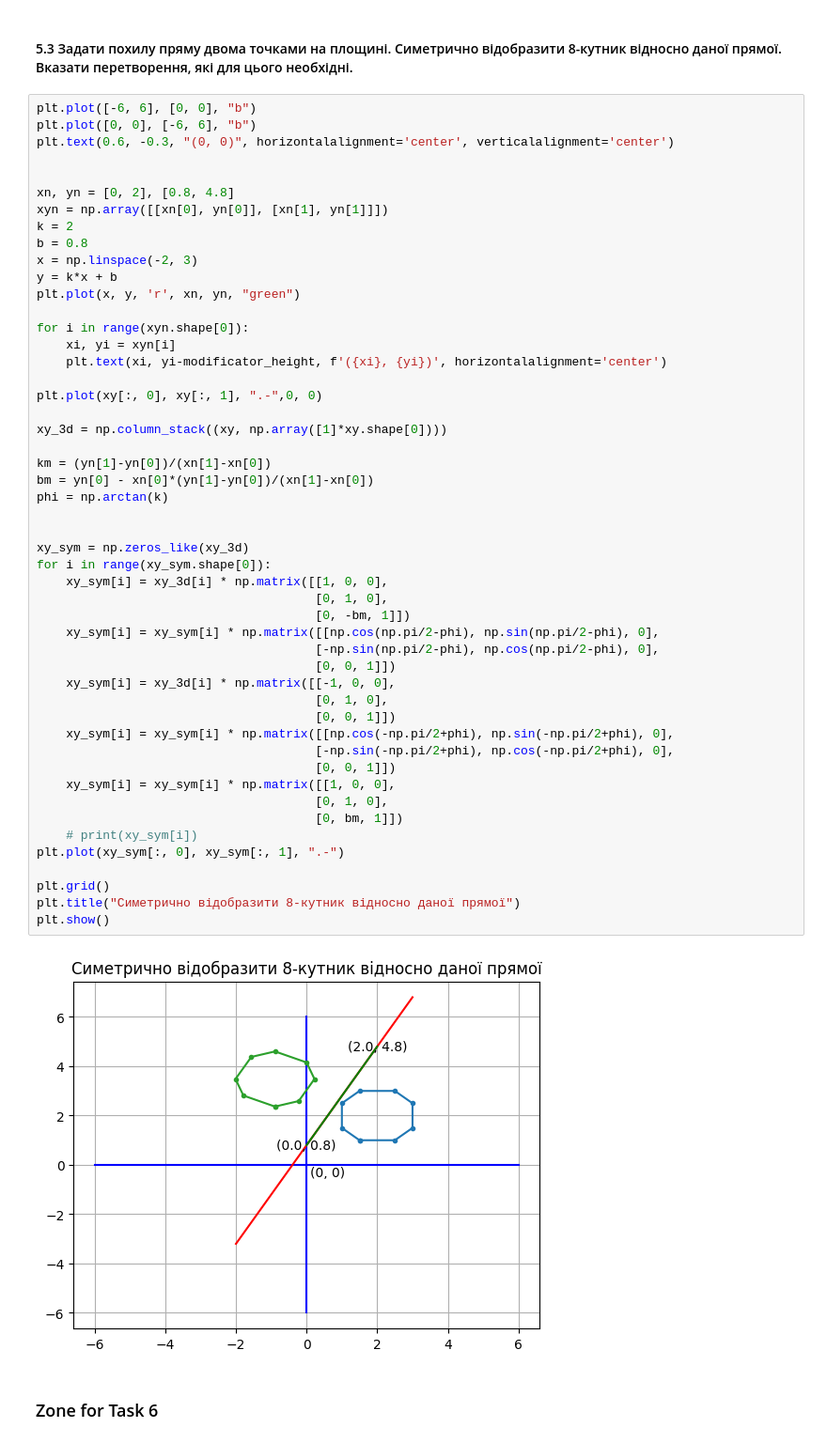
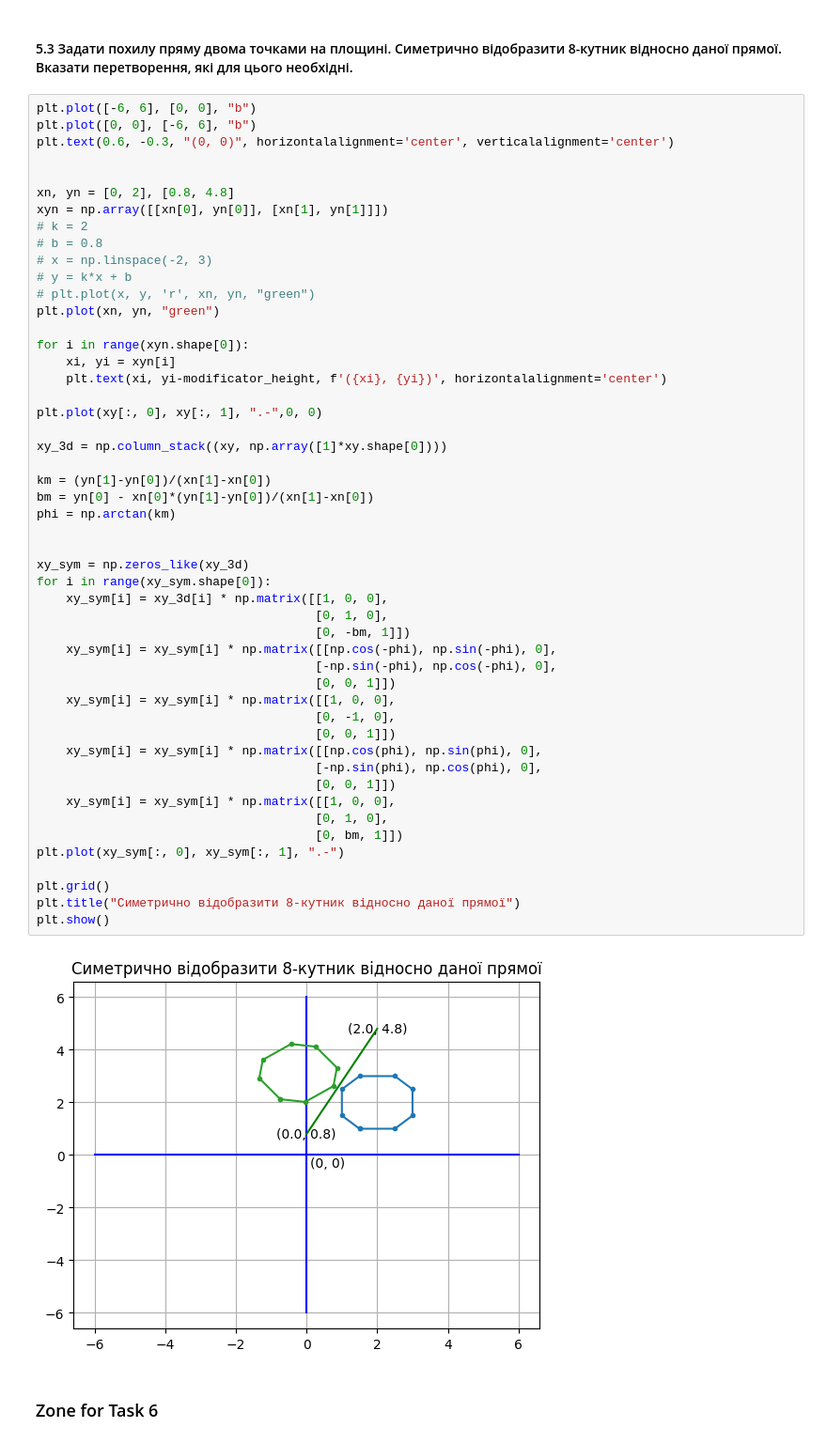
Before and after one commit to KlymentievMaksym/CompGraph, a Jupyter notebook: Lab1.ipynb, the cells around one changed output. Shown at 94% size. Saved outputs shown, nothing was run; the diff lists cells and outputs as text.

```diff
--- a/Lab1.ipynb
+++ b/Lab1.ipynb
@@ -104,50 +104,50 @@ plt.text(0.6, -0.3, "(0, 0)", horizontalalignment='center', verticalalignment='c
 
 xn, yn = [0, 2], [0.8, 4.8]
 xyn = np.array([[xn[0], yn[0]], [xn[1], yn[1]]])
-k = 2
-b = 0.8
-x = np.linspace(-2, 3)
-y = k*x + b
-plt.plot(x, y, 'r', xn, yn, "green")
+# k = 2
+# b = 0.8
+# x = np.linspace(-2, 3)
+# y = k*x + b
+# plt.plot(x, y, 'r', xn, yn, "green")
+plt.plot(xn, yn, "green")
 
 for i in range(xyn.shape[0]):
     xi, yi = xyn[i]
     plt.text(xi, yi-modificator_height, f'({xi}, {yi})', horizontalalignment='center')
 
 plt.plot(xy[:, 0], xy[:, 1], ".-",0, 0)
 
 xy_3d = np.column_stack((xy, np.array([1]*xy.shape[0])))
 
 km = (yn[1]-yn[0])/(xn[1]-xn[0])
 bm = yn[0] - xn[0]*(yn[1]-yn[0])/(xn[1]-xn[0])
-phi = np.arctan(k)
+phi = np.arctan(km)
 
 
 xy_sym = np.zeros_like(xy_3d)
 for i in range(xy_sym.shape[0]):
     xy_sym[i] = xy_3d[i] * np.matrix([[1, 0, 0],
                                       [0, 1, 0],
                                       [0, -bm, 1]])
-    xy_sym[i] = xy_sym[i] * np.matrix([[np.cos(np.pi/2-phi), np.sin(np.pi/2-phi), 0],
-                                      [-np.sin(np.pi/2-phi), np.cos(np.pi/2-phi), 0],
+    xy_sym[i] = xy_sym[i] * np.matrix([[np.cos(-phi), np.sin(-phi), 0],
+                                      [-np.sin(-phi), np.cos(-phi), 0],
                                       [0, 0, 1]])
-    xy_sym[i] = xy_3d[i] * np.matrix([[-1, 0, 0],
-                                      [0, 1, 0],
+    xy_sym[i] = xy_sym[i] * np.matrix([[1, 0, 0],
+                                      [0, -1, 0],
                                       [0, 0, 1]])
-    xy_sym[i] = xy_sym[i] * np.matrix([[np.cos(-np.pi/2+phi), np.sin(-np.pi/2+phi), 0],
-                                      [-np.sin(-np.pi/2+phi), np.cos(-np.pi/2+phi), 0],
+    xy_sym[i] = xy_sym[i] * np.matrix([[np.cos(phi), np.sin(phi), 0],
+                                      [-np.sin(phi), np.cos(phi), 0],
                                       [0, 0, 1]])
     xy_sym[i] = xy_sym[i] * np.matrix([[1, 0, 0],
                                       [0, 1, 0],
                                       [0, bm, 1]])
-    # print(xy_sym[i])
 plt.plot(xy_sym[:, 0], xy_sym[:, 1], ".-")
 
 plt.grid()
 plt.title("Симетрично відобразити 8-кутник відносно даної прямої")
 plt.show()
 # %% [output]
-[figure, old version]
+[figure, new version]
 # %% [markdown]
 ### Zone for Task 6
 # %%
```
